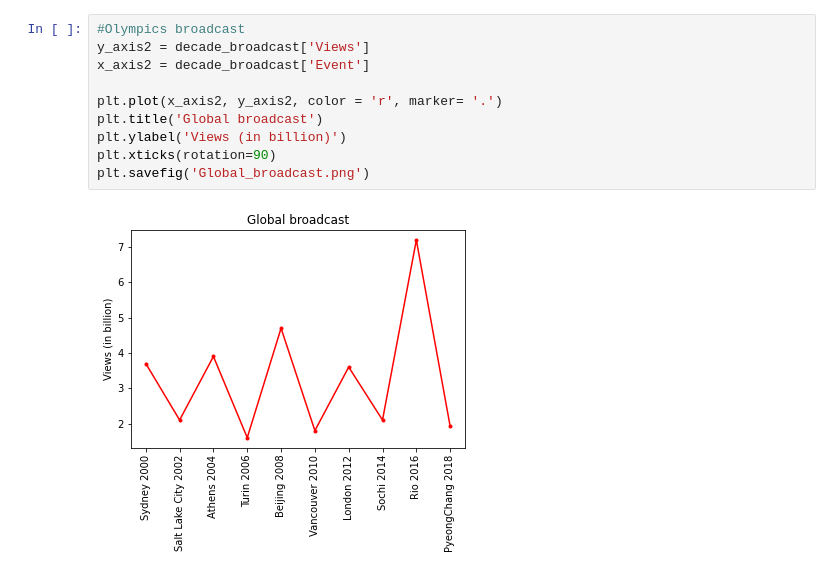
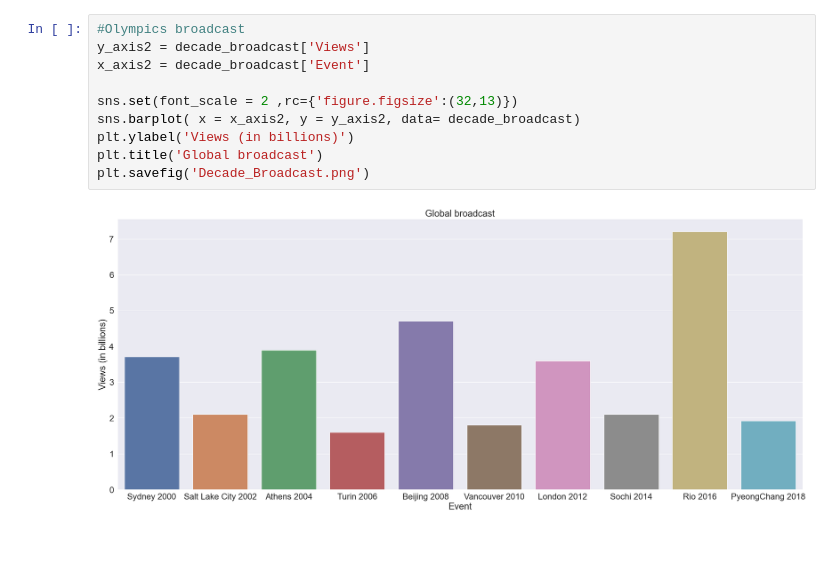
Before and after one commit to Astrobert0/Project3, a Jupyter notebook: Charts/Chart_seaborn.ipynb, the cells around one changed output. Drawn from its saved outputs; the diff is of its cells as text; blank space fills up the shorter version.

Commit message:
updated the charts

```diff
--- a/Charts/Chart_seaborn.ipynb
+++ b/Charts/Chart_seaborn.ipynb
@@ -38,12 +54,12 @@ plt.savefig('US_Cable_Subs.png')
 # %%
 #Olympics broadcast
 y_axis2 = decade_broadcast['Views']
 x_axis2 = decade_broadcast['Event']
 
-plt.plot(x_axis2, y_axis2, color = 'r', marker= '.')
+sns.set(font_scale = 2 ,rc={'figure.figsize':(32,13)})
+sns.barplot( x = x_axis2, y = y_axis2, data= decade_broadcast)
+plt.ylabel('Views (in billions)')
 plt.title('Global broadcast')
-plt.ylabel('Views (in billion)')
-plt.xticks(rotation=90)
-plt.savefig('Global_broadcast.png')
+plt.savefig('Decade_Broadcast.png')
 # %% [output]
-[figure, old version]
+[figure, new version]
```
Also changed, not shown: parts of 3 cells of this notebook, 4 other files.
